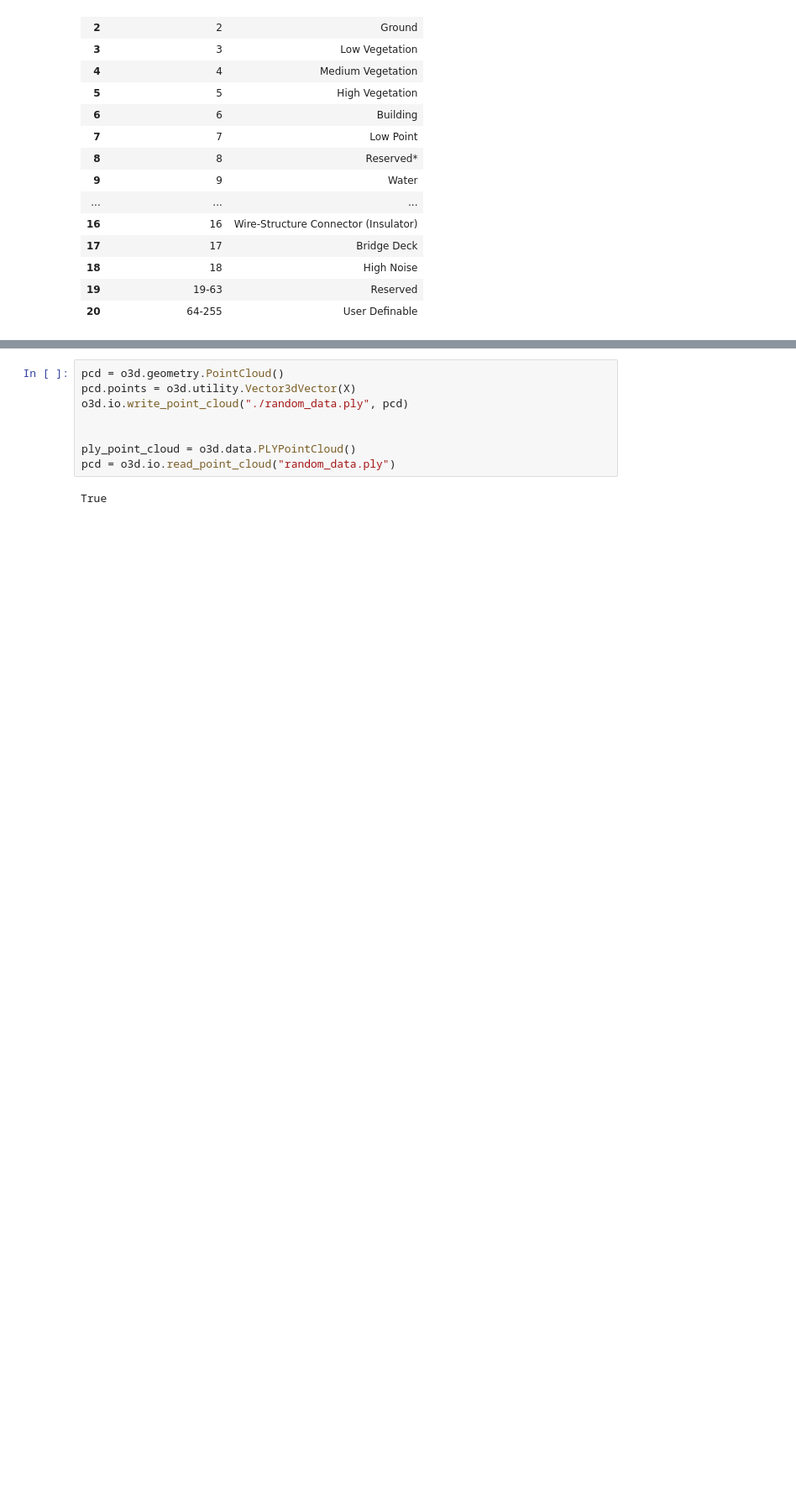
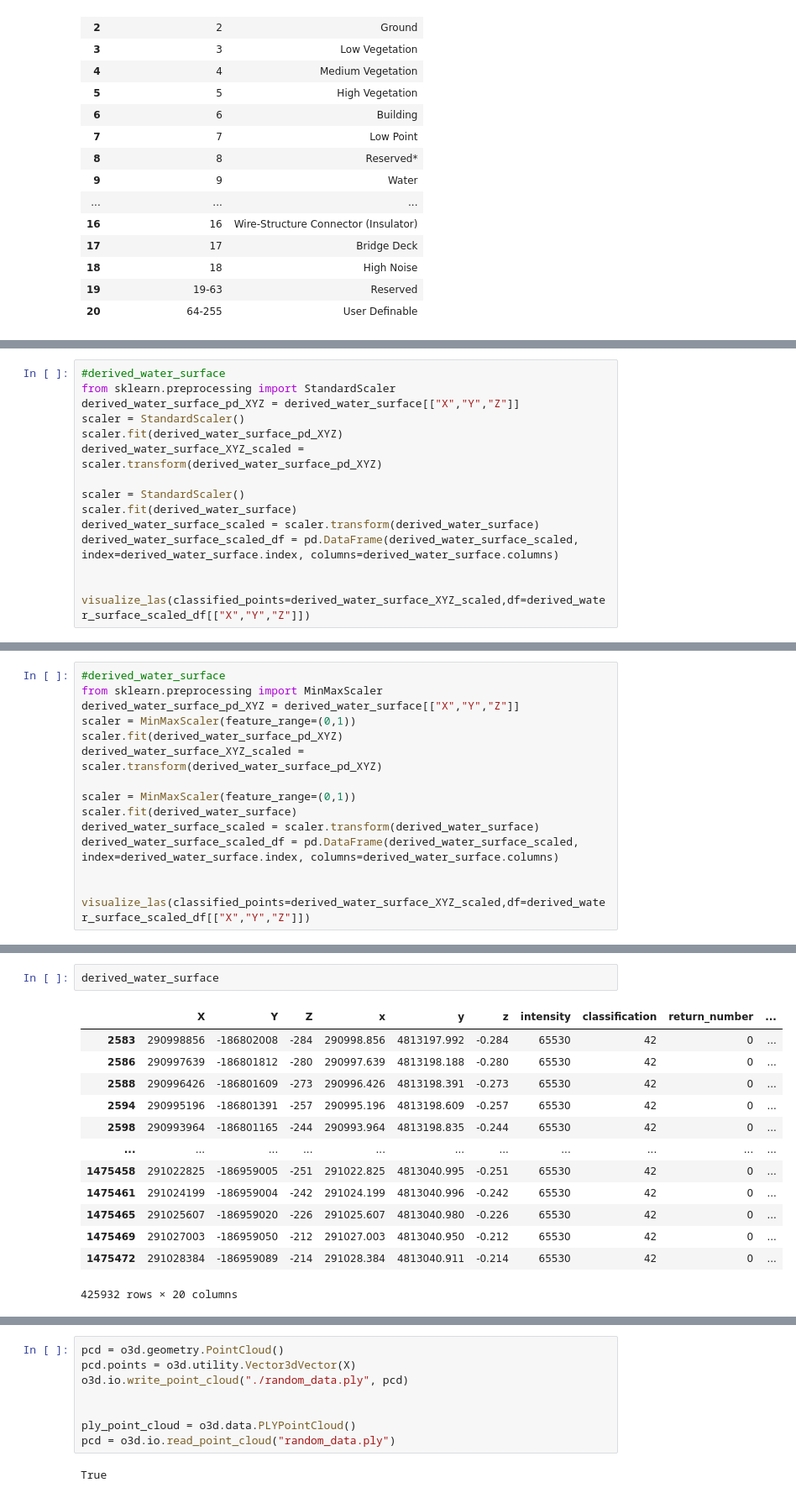
Before and after one commit to JuanCReyes1/lidar_processing, a Jupyter notebook: python38/laspy_open3d.ipynb, the cells around one changed output, grey strips where cells are left out. Shown at 84% size. Saved outputs shown, nothing was run; the diff lists cells and outputs as text; blank space fills up the shorter version.

```diff
--- a/python38/laspy_open3d.ipynb
+++ b/python38/laspy_open3d.ipynb
@@ -390,0 +464,15 @@ array([[ 290629160, -186168228,       -878],
+# %%
+#derived_water_surface
+from sklearn.preprocessing import StandardScaler
+derived_water_surface_pd_XYZ = derived_water_surface[["X","Y","Z"]]
+scaler = StandardScaler()
+scaler.fit(derived_water_surface_pd_XYZ)
+derived_water_surface_XYZ_scaled = scaler.transform(derived_water_surface_pd_XYZ)
+
+scaler = StandardScaler()
+scaler.fit(derived_water_surface)
+derived_water_surface_scaled = scaler.transform(derived_water_surface)
+derived_water_surface_scaled_df = pd.DataFrame(derived_water_surface_scaled, index=derived_water_surface.index, columns=derived_water_surface.columns)
+
+
+visualize_las(classified_points=derived_water_surface_XYZ_scaled,df=derived_water_surface_scaled_df[["X","Y","Z"]])
@@ -390,0 +516,15 @@ array([[ 290629160, -186168228,       -878],
+# %%
+#derived_water_surface
+from sklearn.preprocessing import MinMaxScaler
+derived_water_surface_pd_XYZ = derived_water_surface[["X","Y","Z"]]
+scaler = MinMaxScaler(feature_range=(0,1))
+scaler.fit(derived_water_surface_pd_XYZ)
+derived_water_surface_XYZ_scaled = scaler.transform(derived_water_surface_pd_XYZ)
+
+scaler = MinMaxScaler(feature_range=(0,1))
+scaler.fit(derived_water_surface)
+derived_water_surface_scaled = scaler.transform(derived_water_surface)
+derived_water_surface_scaled_df = pd.DataFrame(derived_water_surface_scaled, index=derived_water_surface.index, columns=derived_water_surface.columns)
+
+
+visualize_las(classified_points=derived_water_surface_XYZ_scaled,df=derived_water_surface_scaled_df[["X","Y","Z"]])
@@ -390,0 +553,16 @@ array([[ 290629160, -186168228,       -878],
+# %%
+derived_water_surface
+# %% [output]
+|  | X | Y | Z | x | y | z | intensity | classification | return_number | ... |
+| 2583 | 290998856 | -186802008 | -284 | 290998.856 | 4813197.992 | -0.284 | 65530 | 42 | 0 | ... |
+| 2586 | 290997639 | -186801812 | -280 | 290997.639 | 4813198.188 | -0.280 | 65530 | 42 | 0 | ... |
+| 2588 | 290996426 | -186801609 | -273 | 290996.426 | 4813198.391 | -0.273 | 65530 | 42 | 0 | ... |
+| 2594 | 290995196 | -186801391 | -257 | 290995.196 | 4813198.609 | -0.257 | 65530 | 42 | 0 | ... |
+| 2598 | 290993964 | -186801165 | -244 | 290993.964 | 4813198.835 | -0.244 | 65530 | 42 | 0 | ... |
+| ... | ... | ... | ... | ... | ... | ... | ... | ... | ... | ... |
+| 1475458 | 291022825 | -186959005 | -251 | 291022.825 | 4813040.995 | -0.251 | 65530 | 42 | 0 | ... |
+| 1475461 | 291024199 | -186959004 | -242 | 291024.199 | 4813040.996 | -0.242 | 65530 | 42 | 0 | ... |
+| 1475465 | 291025607 | -186959020 | -226 | 291025.607 | 4813040.980 | -0.226 | 65530 | 42 | 0 | ... |
+| 1475469 | 291027003 | -186959050 | -212 | 291027.003 | 4813040.950 | -0.212 | 65530 | 42 | 0 | ... |
+| 1475472 | 291028384 | -186959089 | -214 | 291028.384 | 4813040.911 | -0.214 | 65530 | 42 | 0 | ... |
+425932 rows × 20 columns
```
Also changed, not shown: parts of 24 cells of this notebook, 2 other files.
